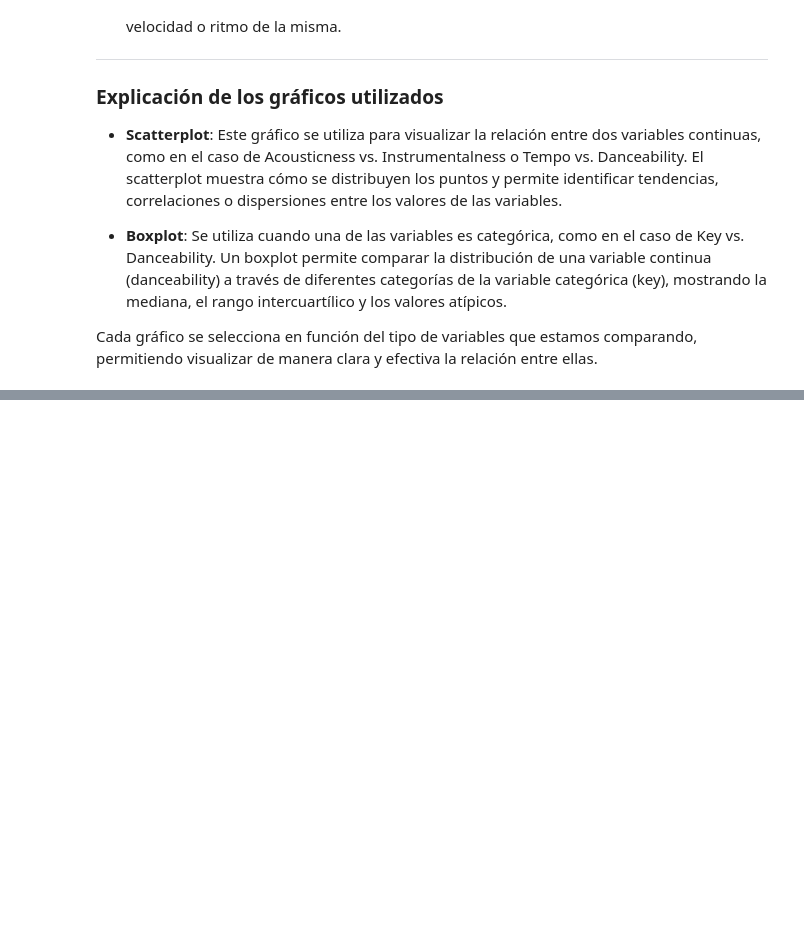
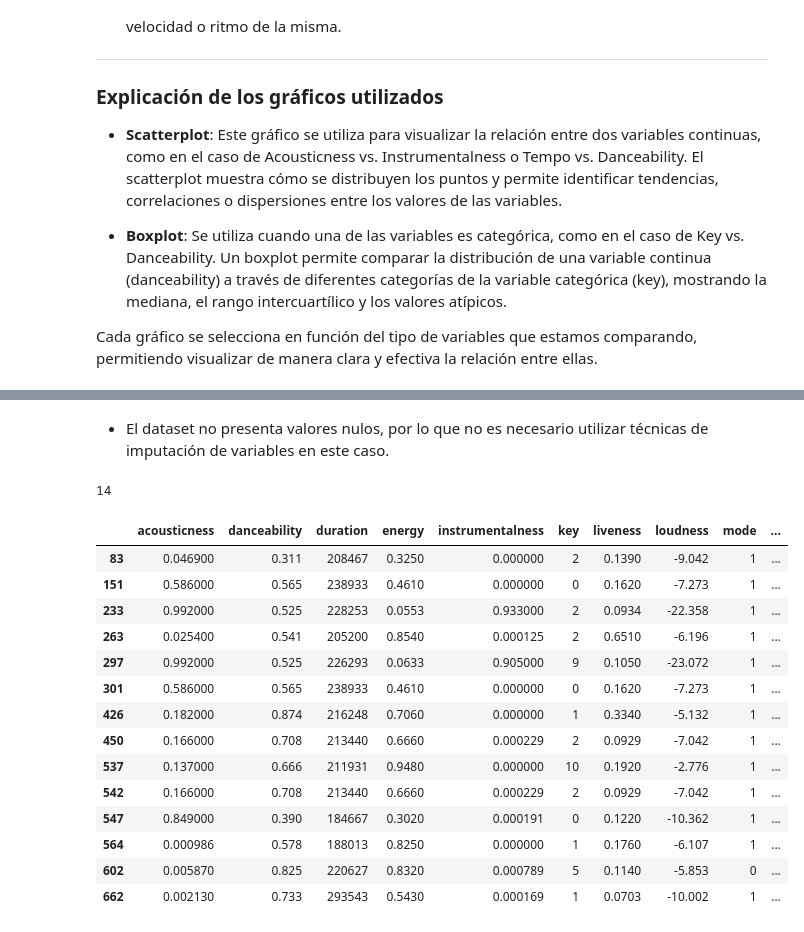
Before and after one commit to jonathancagua/CEIA-ADD, a Jupyter notebook: tp_spotify.ipynb, the cells around one changed output, grey strips where cells are left out. Saved outputs shown, nothing was run; the diff lists cells and outputs as text; code cells hidden in the pictures; blank space fills up the shorter version.

```diff
--- a/tp_spotify.ipynb
+++ b/tp_spotify.ipynb
@@ -421,0 +424,24 @@ Cada gráfico se selecciona en función del tipo de variables que estamos compar
+# %% [markdown]
+- El dataset no presenta valores nulos, por lo que no es necesario utilizar técnicas de imputación de variables en este caso.
+# %%
+spotify_df.duplicated().sum()
+# %% [output]
+14
+# %%
+spotify_df[spotify_df.duplicated()]
+# %% [output]
+|  | acousticness | danceability | duration | energy | instrumentalness | key | liveness | loudness | mode | ... |
+| 83 | 0.046900 | 0.311 | 208467 | 0.3250 | 0.000000 | 2 | 0.1390 | -9.042 | 1 | ... |
+| 151 | 0.586000 | 0.565 | 238933 | 0.4610 | 0.000000 | 0 | 0.1620 | -7.273 | 1 | ... |
+| 233 | 0.992000 | 0.525 | 228253 | 0.0553 | 0.933000 | 2 | 0.0934 | -22.358 | 1 | ... |
+| 263 | 0.025400 | 0.541 | 205200 | 0.8540 | 0.000125 | 2 | 0.6510 | -6.196 | 1 | ... |
+| 297 | 0.992000 | 0.525 | 226293 | 0.0633 | 0.905000 | 9 | 0.1050 | -23.072 | 1 | ... |
+| 301 | 0.586000 | 0.565 | 238933 | 0.4610 | 0.000000 | 0 | 0.1620 | -7.273 | 1 | ... |
+| 426 | 0.182000 | 0.874 | 216248 | 0.7060 | 0.000000 | 1 | 0.3340 | -5.132 | 1 | ... |
+| 450 | 0.166000 | 0.708 | 213440 | 0.6660 | 0.000229 | 2 | 0.0929 | -7.042 | 1 | ... |
+| 537 | 0.137000 | 0.666 | 211931 | 0.9480 | 0.000000 | 10 | 0.1920 | -2.776 | 1 | ... |
+| 542 | 0.166000 | 0.708 | 213440 | 0.6660 | 0.000229 | 2 | 0.0929 | -7.042 | 1 | ... |
+| 547 | 0.849000 | 0.390 | 184667 | 0.3020 | 0.000191 | 0 | 0.1220 | -10.362 | 1 | ... |
+| 564 | 0.000986 | 0.578 | 188013 | 0.8250 | 0.000000 | 1 | 0.1760 | -6.107 | 1 | ... |
+| 602 | 0.005870 | 0.825 | 220627 | 0.8320 | 0.000789 | 5 | 0.1140 | -5.853 | 0 | ... |
+| 662 | 0.002130 | 0.733 | 293543 | 0.5430 | 0.000169 | 1 | 0.0703 | -10.002 | 1 | ... |
```
Also changed, not shown: parts of 13 cells of this notebook.
